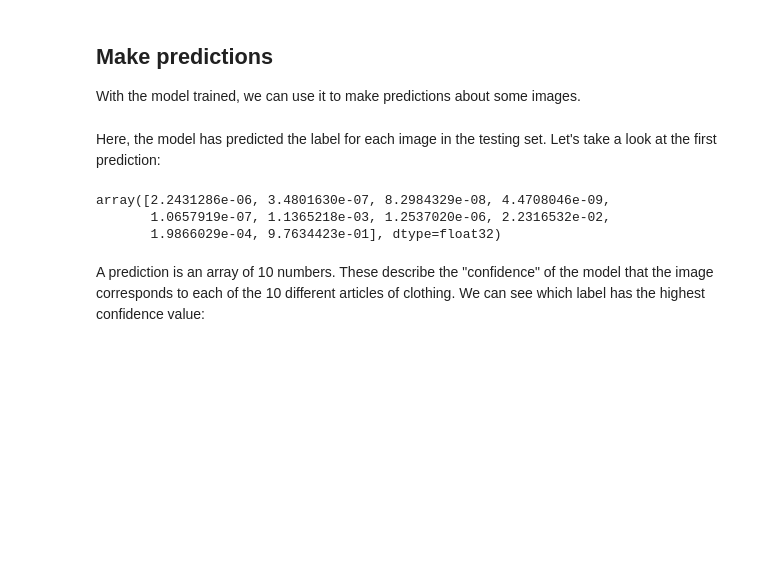
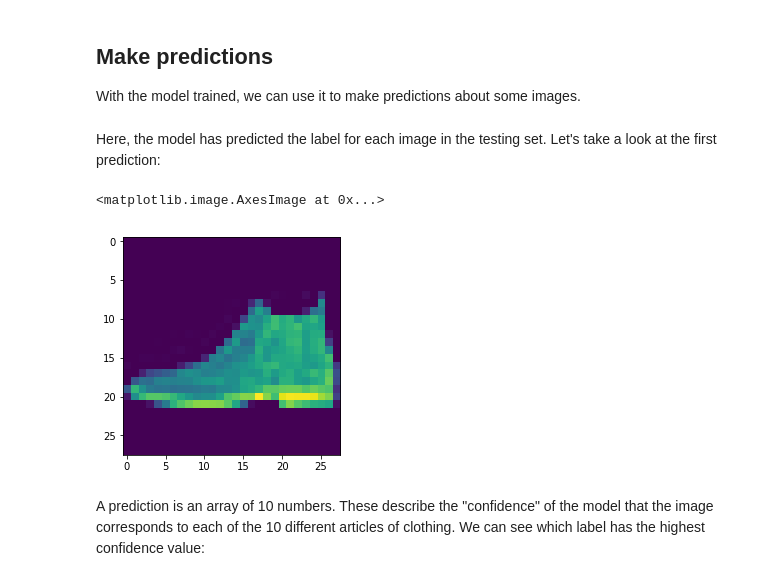
Before and after one commit to ndexter/DLforCompMath, a Jupyter notebook: Tutorial2/basic_classification.ipynb, the cells around one changed output. Drawn from its saved outputs; the diff is of its cells as text; code cells hidden in the pictures; blank space fills up the shorter version.

```diff
--- a/Tutorial2/basic_classification.ipynb
+++ b/Tutorial2/basic_classification.ipynb
@@ -305,10 +306,11 @@ predictions = model.predict(test_images)
 Here, the model has predicted the label for each image in the testing set. Let's take a look at the first prediction:
 # %%
 predictions[0]
+
+plt.imshow(test_images[0])
 # %% [output]
-array([2.2431286e-06, 3.4801630e-07, 8.2984329e-08, 4.4708046e-09,
-       1.0657919e-07, 1.1365218e-03, 1.2537020e-06, 2.2316532e-02,
-       1.9866029e-04, 9.7634423e-01], dtype=float32)
+<matplotlib.image.AxesImage at 0x...>
+[figure, added]
 # %% [markdown]
 A prediction is an array of 10 numbers. These describe the "confidence" of the model that the image corresponds to each of the 10 different articles of clothing. We can see which label has the highest confidence value:
 # %%
```
Also changed, not shown: parts of 10 cells of this notebook, 2 other files.
